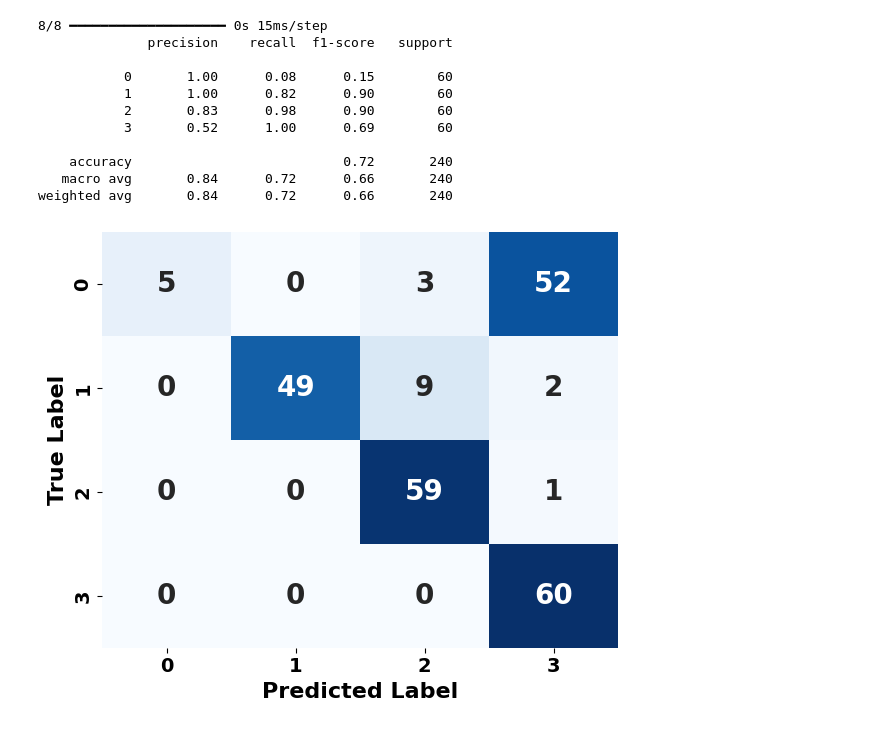
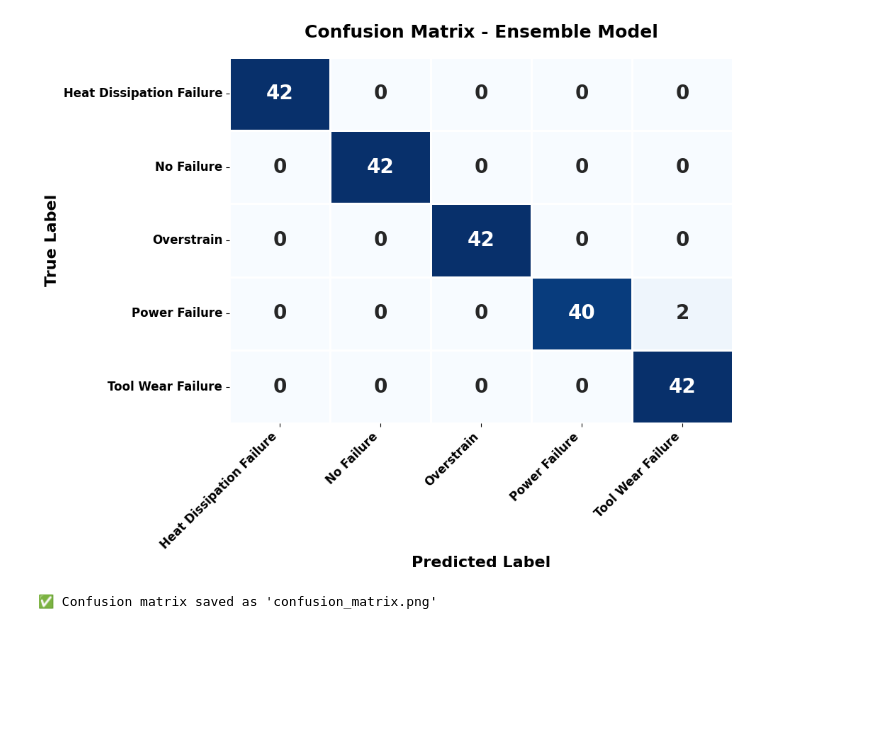
Before and after one commit to engrmuhammadumar/signal-processing-deep-learning, a Jupyter notebook: Implementation/code.ipynb, the cells around one changed output. Cells and saved outputs as stored; diff of their text form; code cells hidden in the pictures; blank space fills up the shorter version.

```diff
--- a/Implementation/code.ipynb
+++ b/Implementation/code.ipynb
@@ -100,0 +665,15 @@ Epoch 12/100
+# %%
+from sklearn.model_selection import train_test_split
+
+# Split data
+X_train, X_test, y_train, y_test = train_test_split(
+    X_scaled, y_encoded, test_size=0.3, stratify=y_encoded, random_state=42
+)
+
+print("✅ Data split complete")
+print(f"Training samples: {len(X_train)}")
+print(f"Testing samples: {len(X_test)}")
+print("\nClass distribution in training set:")
+for i, class_name in enumerate(label_encoder.classes_):
+    count = np.sum(y_train == i)
+    print(f"  {class_name}: {count} samples")
@@ -101,51 +1015,25 @@ Epoch 12/100
 # %%
-from sklearn.metrics import confusion_matrix, classification_report
-import seaborn as sns
-import matplotlib.pyplot as plt
-import numpy as np
+# Confusion matrix for ensemble model
+cm = confusion_matrix(y_test, ensemble_pred_test)
+class_labels = label_encoder.classes_
 
-# ====== MAKE PREDICTIONS ======
-y_pred = model.predict(X_test)
-y_pred = np.argmax(y_pred, axis=1)
-y_true = np.argmax(y_test, axis=1)
+# Plot styled confusion matrix
+plt.figure(figsize=(10, 8))
+sns.heatmap(cm, annot=True, fmt='d', cmap='Blues',
+            xticklabels=class_labels, yticklabels=class_labels,
+            cbar=False, annot_kws={"size": 20, "fontweight": "bold"},
+            linewidths=2, linecolor='white')
 
-# ====== CONFUSION MATRIX ======
-cm = confusion_matrix(y_true, y_pred)
-
-# ====== CLASSIFICATION REPORT ======
-# Convert numeric labels to strings to avoid TypeError
-class_labels = [str(c) for c in le.classes_]
-report = classification_report(y_true, y_pred, target_names=class_labels)
-print(report)
-
-# ====== PLOT CONFUSION MATRIX ======
-plt.figure(figsize=(6, 5))
-sns.heatmap(
-    cm,
-    annot=True,
-    fmt='d',
-    cmap='Blues',
-    xticklabels=class_labels,
-    yticklabels=class_labels,
-    cbar=False,
-    annot_kws={"size": 20, "fontweight": "bold"}
-)
 plt.xlabel('Predicted Label', fontsize=16, fontweight='bold')
 plt.ylabel('True Label', fontsize=16, fontweight='bold')
-plt.xticks(fontsize=14, fontweight='bold')
-plt.yticks(fontsize=14, fontweight='bold')
+plt.title('Confusion Matrix - Ensemble Model', fontsize=18, fontweight='bold', pad=20)
+plt.xticks(fontsize=12, fontweight='bold', rotation=45, ha='right')
+plt.yticks(fontsize=12, fontweight='bold', rotation=0)
 plt.tight_layout()
+plt.savefig('confusion_matrix.png', dpi=300, bbox_inches='tight')
 plt.show()
+
+print("✅ Confusion matrix saved as 'confusion_matrix.png'")
 # %% [output]
+[figure, new version]
-8/8 ━━━━━━━━━━━━━━━━━━━━ 0s 15ms/step
-              precision    recall  f1-score   support
-
-           0       1.00      0.08      0.15        60
-           1       1.00      0.82      0.90        60
-           2       0.83      0.98      0.90        60
-           3       0.52      1.00      0.69        60
-
-    accuracy                           0.72       240
-   macro avg       0.84      0.72      0.66       240
-weighted avg       0.84      0.72      0.66       240
+✅ Confusion matrix saved as 'confusion_matrix.png'
-[figure, old version]
```
Also changed, not shown: parts of 33 cells of this notebook.
